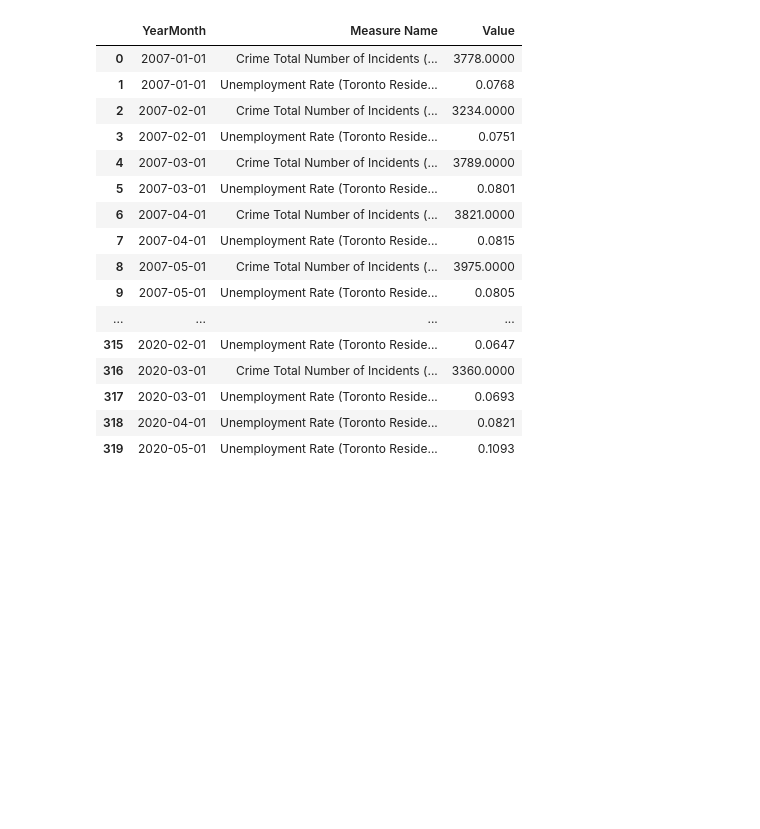
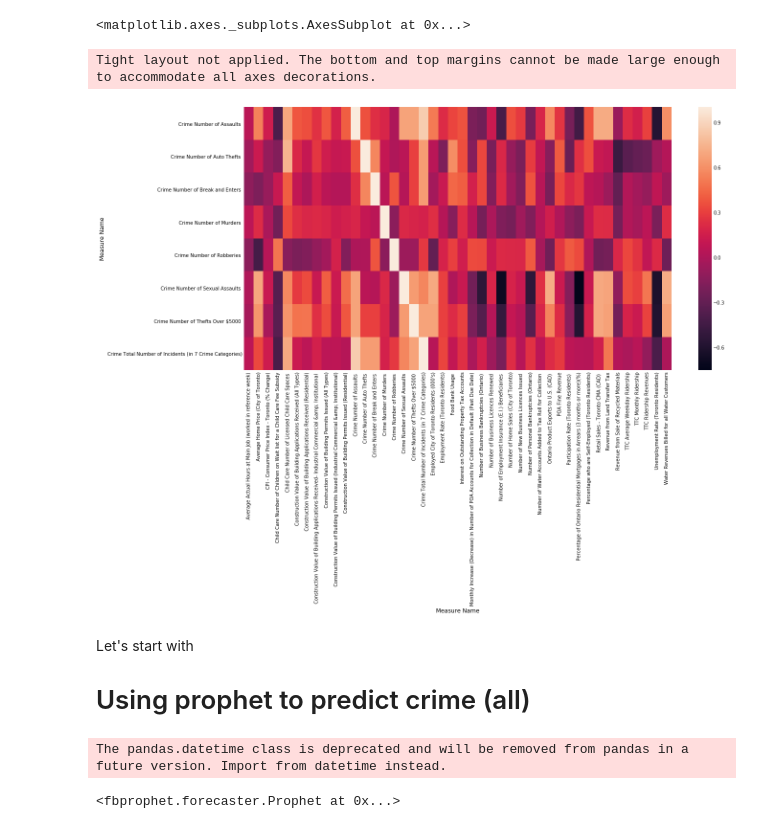
Before and after one commit to ah-sadek/TO-behaviour, a Jupyter notebook: TO exploratory.ipynb, the cells around one changed output. Drawn from its saved outputs; the diff is of its cells as text; code cells hidden in the pictures; blank space fills up the shorter version.

```diff
--- a/TO exploratory.ipynb
+++ b/TO exploratory.ipynb
@@ -98,26 +92,19 @@ df['Month'] = df['Period'].map(mapper)
+# %%
+df.dropna(axis=0,subset=['Month'],inplace=True)
 # %%
 df['day'] =1
 # %%
 df['YearMonth'] = pd.to_datetime(df[['Year','Month','day']])
-# %%
-df.groupby(['YearMonth','Measure Name'],as_index=False).Value
-# %% [output]
-|  | YearMonth | Measure Name | Value |
-| 0 | 2007-01-01 | Crime Total Number of Incidents (... | 3778.0000 |
-| 1 | 2007-01-01 | Unemployment Rate (Toronto Reside... | 0.0768 |
-| 2 | 2007-02-01 | Crime Total Number of Incidents (... | 3234.0000 |
-| 3 | 2007-02-01 | Unemployment Rate (Toronto Reside... | 0.0751 |
-| 4 | 2007-03-01 | Crime Total Number of Incidents (... | 3789.0000 |
-| 5 | 2007-03-01 | Unemployment Rate (Toronto Reside... | 0.0801 |
-| 6 | 2007-04-01 | Crime Total Number of Incidents (... | 3821.0000 |
-| 7 | 2007-04-01 | Unemployment Rate (Toronto Reside... | 0.0815 |
-| 8 | 2007-05-01 | Crime Total Number of Incidents (... | 3975.0000 |
-| 9 | 2007-05-01 | Unemployment Rate (Toronto Reside... | 0.0805 |
-| ... | ... | ... | ... |
-| 315 | 2020-02-01 | Unemployment Rate (Toronto Reside... | 0.0647 |
-| 316 | 2020-03-01 | Crime Total Number of Incidents (... | 3360.0000 |
-| 317 | 2020-03-01 | Unemployment Rate (Toronto Reside... | 0.0693 |
-| 318 | 2020-04-01 | Unemployment Rate (Toronto Reside... | 0.0821 |
-| 319 | 2020-05-01 | Unemployment Rate (Toronto Reside... | 0.1093 |
 # %%
 df_1 = df.pivot_table(values='Value', index=df.YearMonth, columns='Measure Name', aggfunc='first')
+# %%
+fig,ax = plt.subplots(figsize=(20,15))
+
+sns.heatmap(df_1.corr().iloc[11:19])
+plt.tight_layout()
+fig.savefig('corrs_crime.png',dpi=200)
+plt.tight_layout()
+# %% [output]
+<matplotlib.axes._subplots.AxesSubplot at 0x...>
+Tight layout not applied. The bottom and top margins cannot be made large enough to accommodate all axes decorations.
+[figure, added]
@@ -123,0 +116,3 @@ df_1 = df.pivot_table(values='Value', index=df.YearMonth, columns='Measure Name'
+# %% [markdown]
+Let's start with
+# Using prophet to predict crime (all)
@@ -123,0 +122,8 @@ df_1 = df.pivot_table(values='Value', index=df.YearMonth, columns='Measure Name'
+# %%
+#starting a simple model
+
+m = Prophet(weekly_seasonality=False,daily_seasonality=False)
+m.fit(df_test)
+# %% [output]
+The pandas.datetime class is deprecated and will be removed from pandas in a future version. Import from datetime instead.
+<fbprophet.forecaster.Prophet at 0x...>
```
Also changed, not shown: parts of 18 cells of this notebook, 1 other file.
